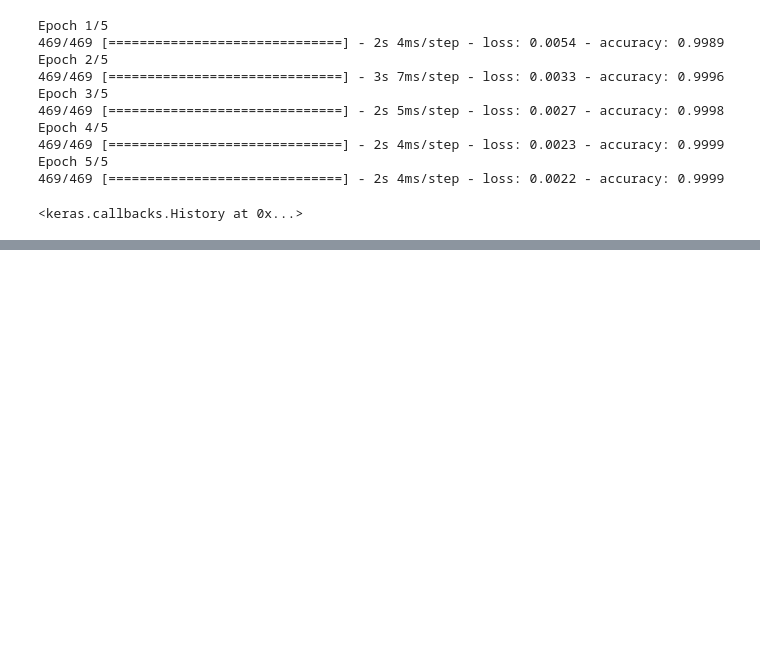
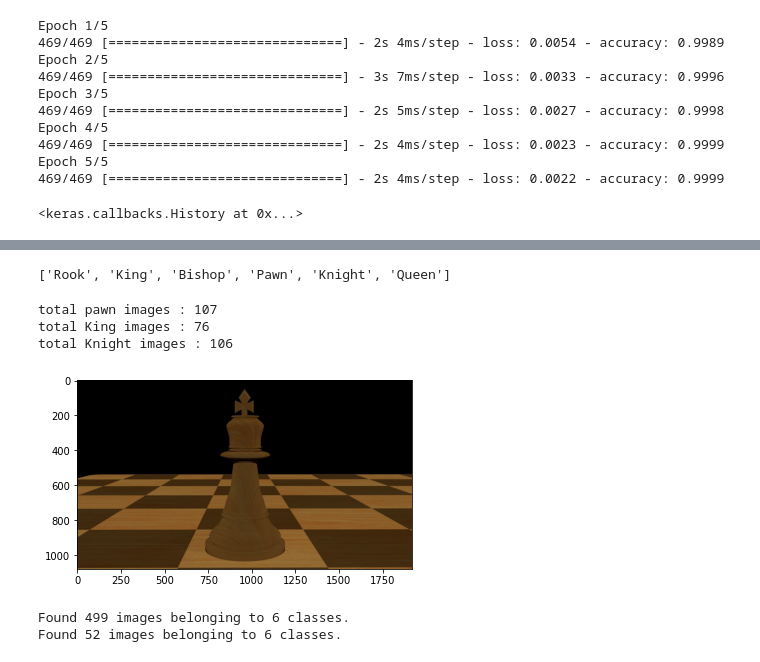
Before and after one commit to kurrnia/Dicoding, a Jupyter notebook: Dicoding Pengembangan Machine Learning .ipynb, the cells around one changed output, grey strips where cells are left out. Cells and saved outputs as stored; diff of their text form; code cells hidden in the pictures; blank space fills up the shorter version.

```diff
--- a/Dicoding Pengembangan Machine Learning .ipynb
+++ b/Dicoding Pengembangan Machine Learning .ipynb
@@ -500,0 +536,24 @@ Epoch 5/5
+# %%
+# gunakan direktori os.listdir untuk melihat direktori yang terdapat saat ini
+os.listdir('/tmp/Chessman-image-dataset/Chess')
+# %% [output]
+['Rook', 'King', 'Bishop', 'Pawn', 'Knight', 'Queen']
+# %%
+# Selanjutnya kita perlu melihat berapa banyak gambar pada setiap direktori
+print('total pawn images :', len(os.listdir('/tmp/Chessman-image-dataset/Chess/Pawn')))
+print('total King images :', len(os.listdir('/tmp/Chessman-image-dataset/Chess/King')))
+print('total Knight images :', len(os.listdir('/tmp/Chessman-image-dataset/Chess/Knight')))
+# %% [output]
+total pawn images : 107
+total King images : 76
+total Knight images : 106
+# %%
+# Kita dapat melihat contoh dari sebuah gambar pada dataset dengan menjalankan kode di bawah.
+from tensorflow.keras.preprocessing import image
+import matplotlib.pyplot as plt
+import matplotlib.image as mpimg
+%matplotlib inline
+img = image.load_img('/tmp/Chessman-image-dataset/Chess/King/00000145.png')
+imgplot = plt.imshow(img)
+# %% [output]
+[figure, added]
@@ -500,0 +572,17 @@ Epoch 5/5
+# %%
+# dengan image data generator akan membagi data menjadi training dan testing
+train_generator = train_datagen.flow_from_directory(
+    train_dir,
+    target_size=(150, 150),
+    batch_size=8,
+    class_mode='categorical',
+    subset='training') # set as training data
+validation_generator = train_datagen.flow_from_directory(
+    train_dir, # same directory as training data
+    target_size=(150, 150),
+    batch_size=16,
+    class_mode='categorical',
+    subset='validation')
+# %% [output]
+Found 499 images belonging to 6 classes.
+Found 52 images belonging to 6 classes.
```
Also changed, not shown: parts of 11 cells of this notebook.
